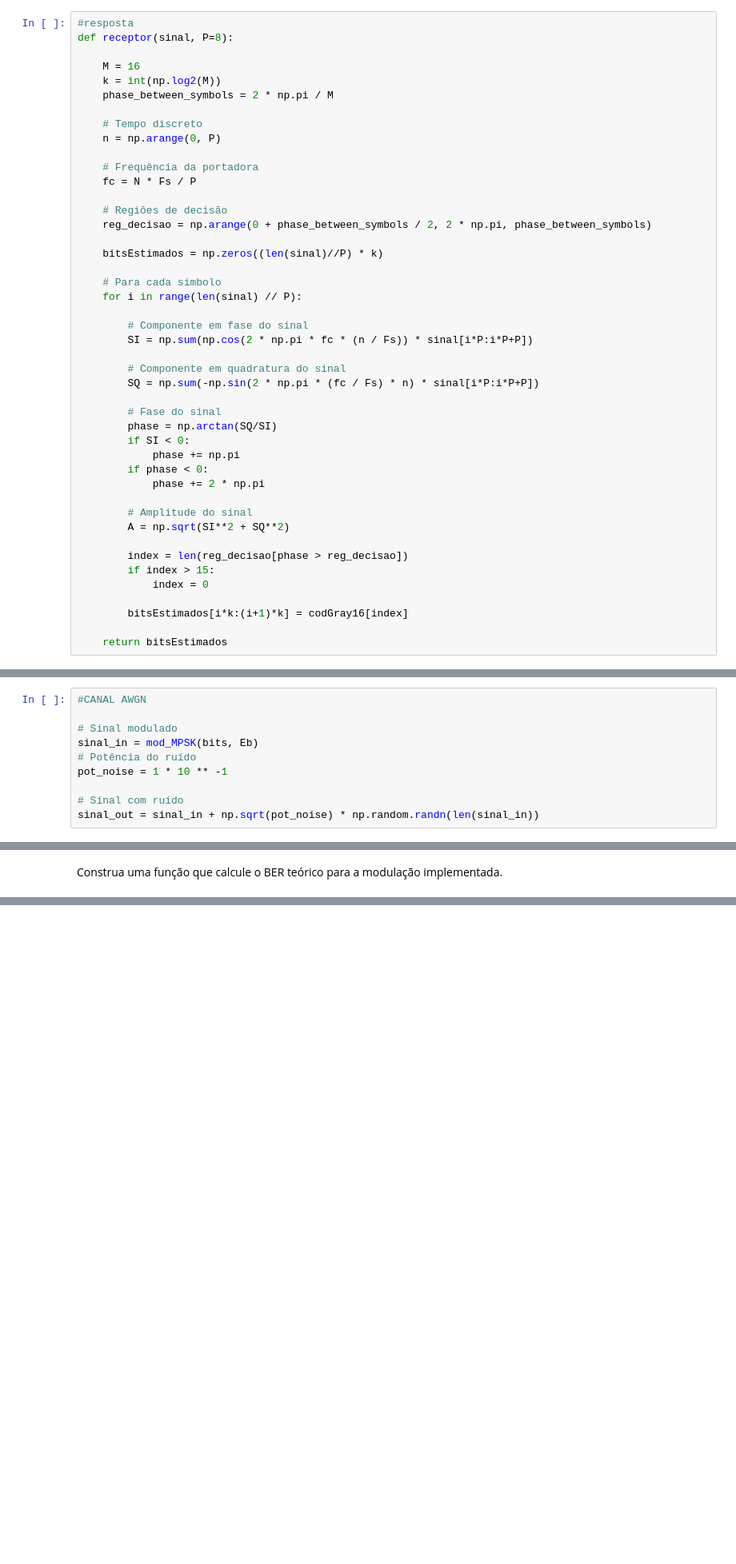
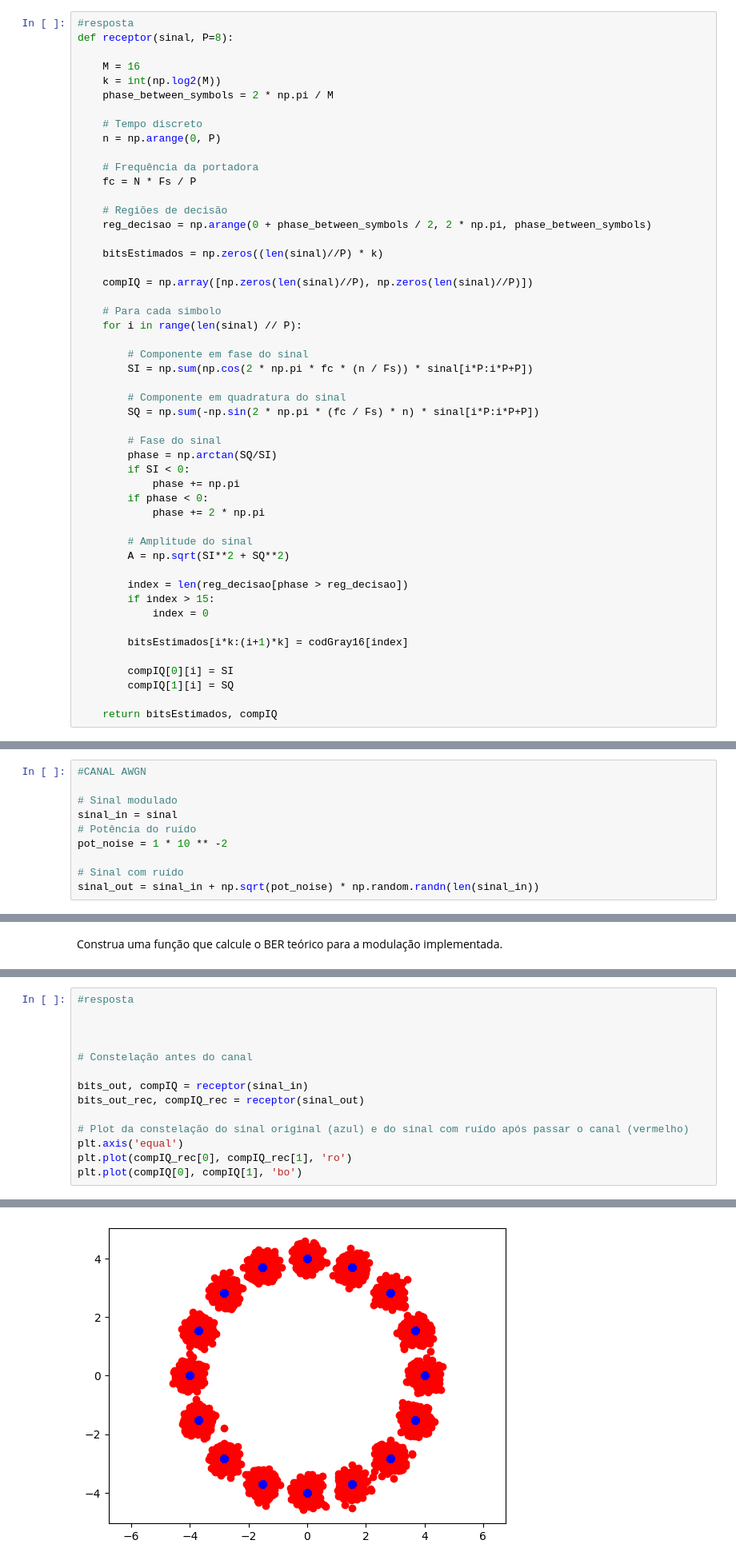
Before and after one commit to drtprl/CPS, a Jupyter notebook: PROJETOS/cps202223_Trab2_PartA/cps202223_Trab2_ParteA.ipynb, the cells around one changed output, grey strips where cells are left out. Shown: that part at 80% size. Drawn from its saved outputs; the diff is of its cells as text; blank space fills up the shorter version.

Commit message:
Constelação feita

```diff
--- a/PROJETOS/cps202223_Trab2_PartA/cps202223_Trab2_ParteA.ipynb
+++ b/PROJETOS/cps202223_Trab2_PartA/cps202223_Trab2_ParteA.ipynb
@@ -119,6 +119,8 @@ def receptor(sinal, P=8):
     reg_decisao = np.arange(0 + phase_between_symbols / 2, 2 * np.pi, phase_between_symbols)
 
     bitsEstimados = np.zeros((len(sinal)//P) * k)
+
+    compIQ = np.array([np.zeros(len(sinal)//P), np.zeros(len(sinal)//P)])
 
     # Para cada simbolo
     for i in range(len(sinal) // P):
@@ -145,7 +147,10 @@ def receptor(sinal, P=8):
 
         bitsEstimados[i*k:(i+1)*k] = codGray16[index]
 
-    return bitsEstimados
+        compIQ[0][i] = SI
+        compIQ[1][i] = SQ
+
+    return bitsEstimados, compIQ
 # %%
 # Energia médio de bit
 Eb = 4
@@ -167,9 +172,9 @@ Este pode ser implementado a partir da linha de código em baixo.  Recebe o sina
 #CANAL AWGN
 
 # Sinal modulado
-sinal_in = mod_MPSK(bits, Eb)
+sinal_in = sinal
 # Potência do ruído
-pot_noise = 1 * 10 ** -1
+pot_noise = 1 * 10 ** -2
 
 # Sinal com ruído
 sinal_out = sinal_in + np.sqrt(pot_noise) * np.random.randn(len(sinal_in))
@@ -208,0 +216,15 @@ Para o efeito deve atribuir diferentes valores aos parâmetros do sistema e aval
+# %%
+#resposta
+
+
+
+# Constelação antes do canal
+
+bits_out, compIQ = receptor(sinal_in)
+bits_out_rec, compIQ_rec = receptor(sinal_out)
+
+# Plot da constelação do sinal original (azul) e do sinal com ruído após passar o canal (vermelho)
+plt.axis('equal')
+plt.plot(compIQ_rec[0], compIQ_rec[1], 'ro')
+plt.plot(compIQ[0], compIQ[1], 'bo')
+# %% [output]
@@ -208,0 +232 @@ Para o efeito deve atribuir diferentes valores aos parâmetros do sistema e aval
+[figure, added]
```
Also changed, not shown: parts of 5 cells of this notebook.
